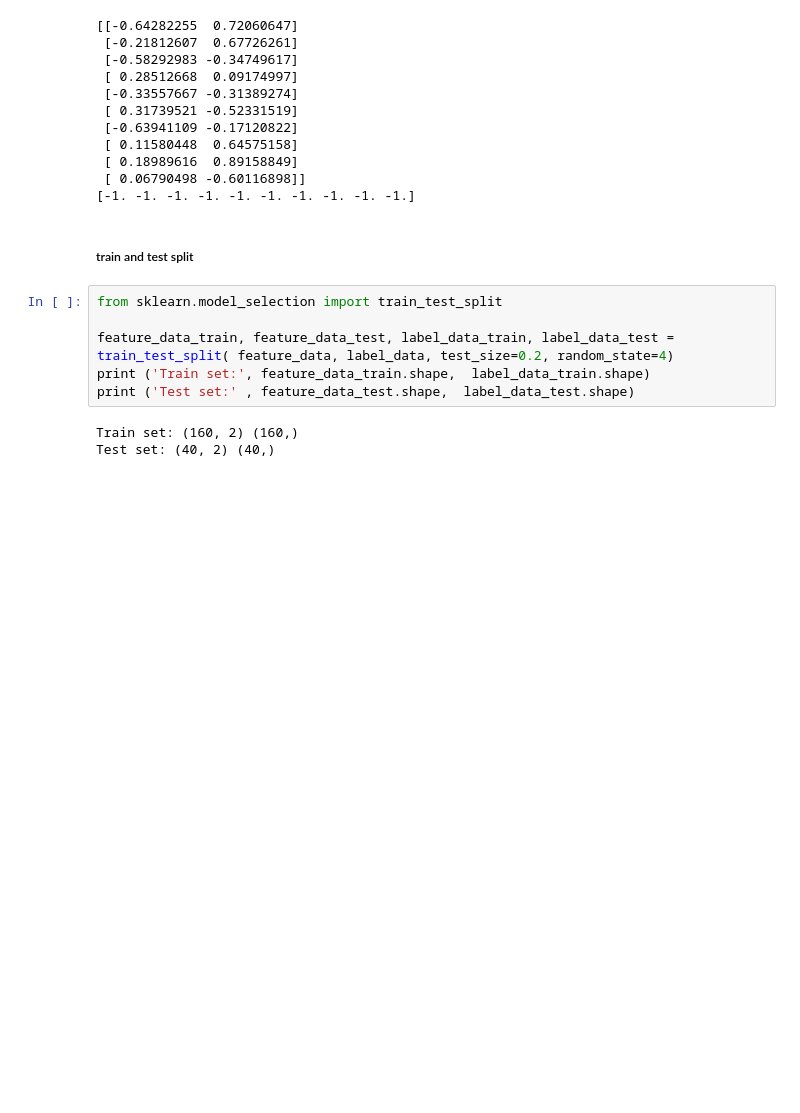
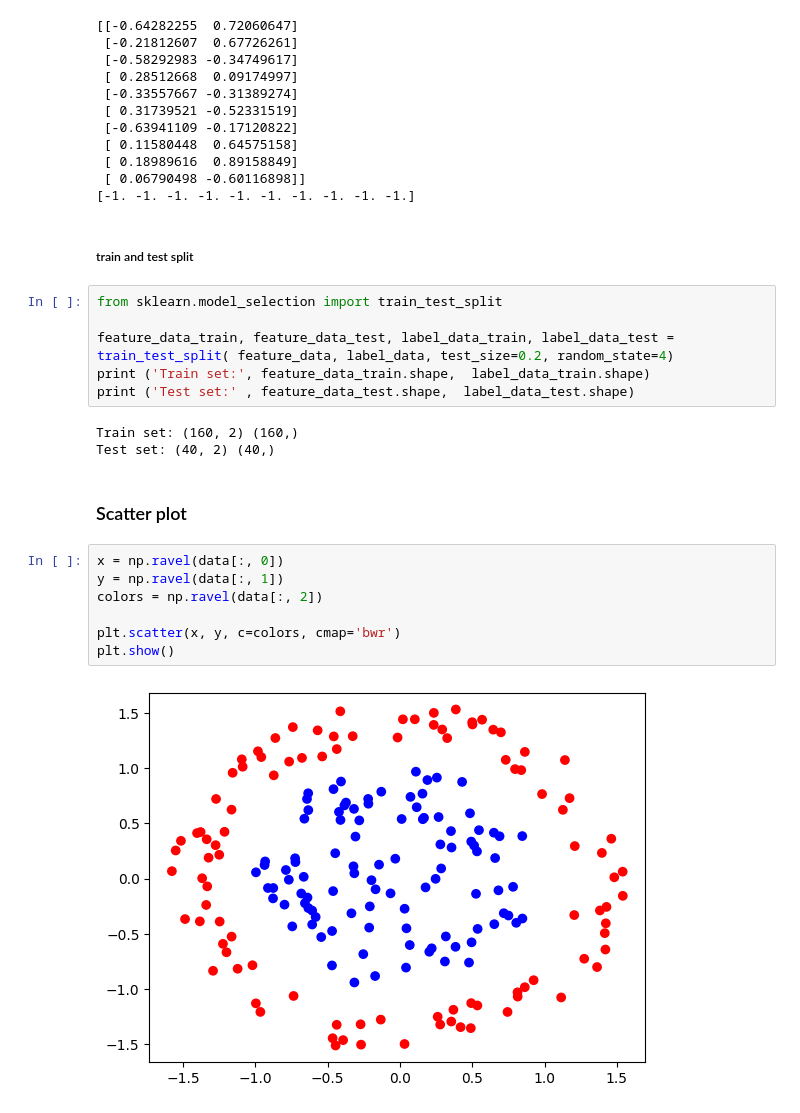
Before and after one commit to AminHajian/Neural-network-training, a Jupyter notebook: madaline.ipynb, the cells around one changed output. Cells and saved outputs as stored; diff of their text form; blank space fills up the shorter version.

Commit message:
Show data (Scatter plot)

```diff
--- a/madaline.ipynb
+++ b/madaline.ipynb
@@ -77,3 +77,14 @@ print ('Test set:' , feature_data_test.shape,  label_data_test.shape)
 # %% [output]
 Train set: (160, 2) (160,)
 Test set: (40, 2) (40,)
+# %% [markdown]
+### Scatter plot
+# %%
+x = np.ravel(data[:, 0])
+y = np.ravel(data[:, 1])
+colors = np.ravel(data[:, 2])
+
+plt.scatter(x, y, c=colors, cmap='bwr')
+plt.show()
+# %% [output]
+[figure, added]
```
